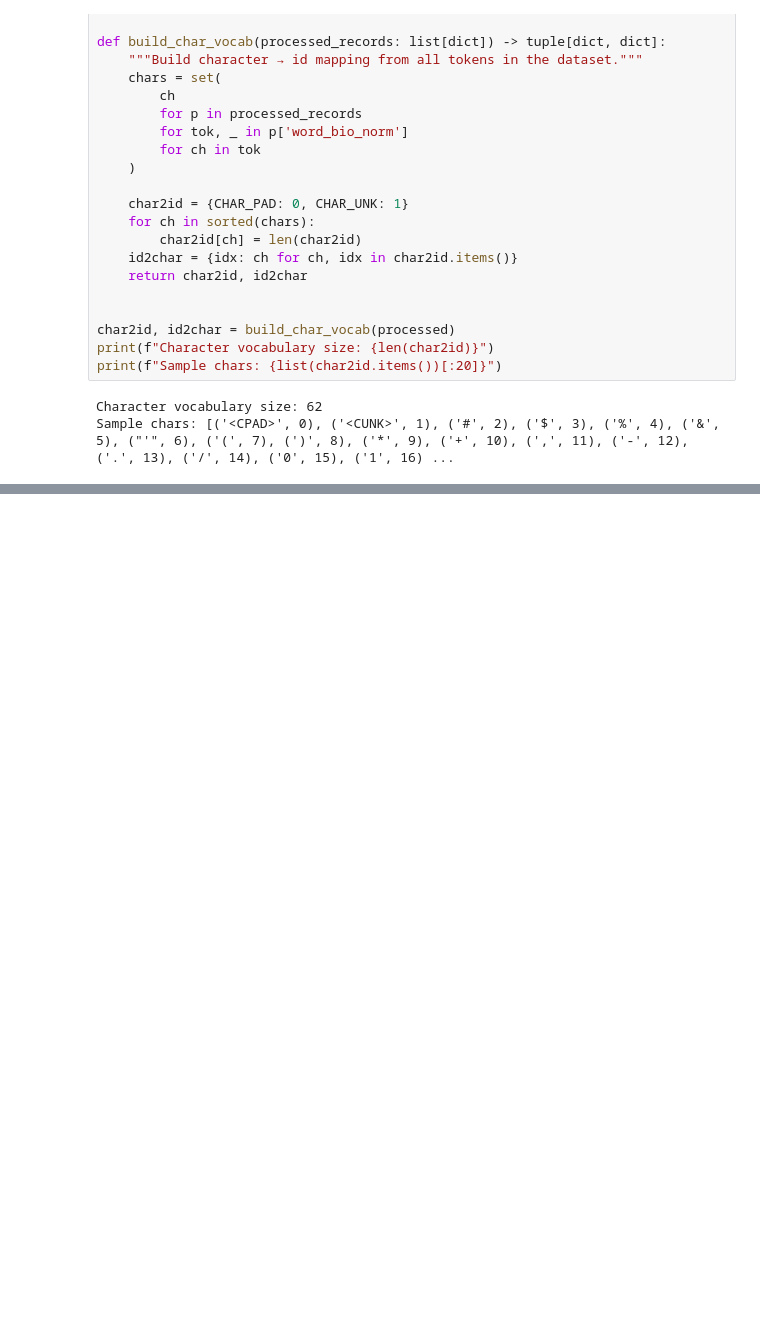
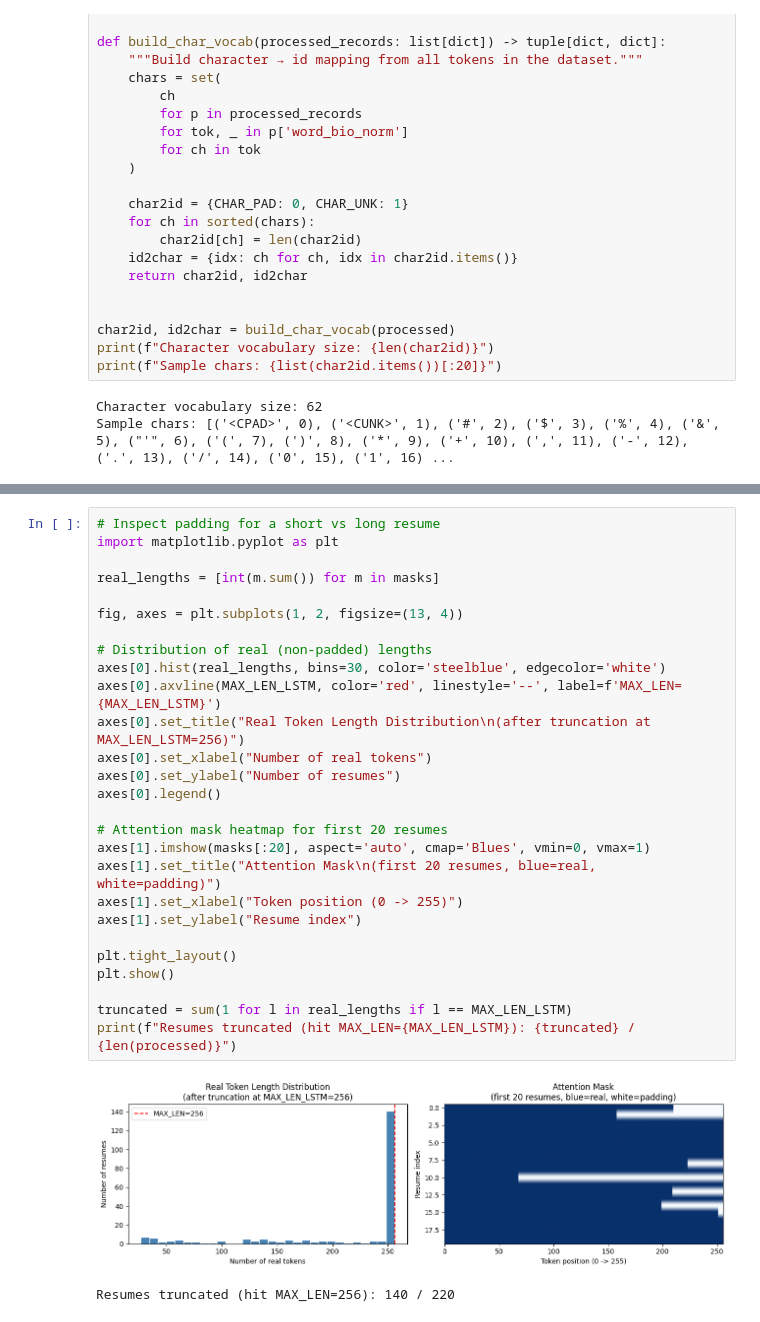
Before and after one commit to michellaprojects/nlp-ner, a Jupyter notebook: notebooks/Preprocessing.ipynb, the cells around one changed output, grey strips where cells are left out. Drawn from its saved outputs; the diff is of its cells as text; blank space fills up the shorter version.

```diff
--- a/notebooks/Preprocessing.ipynb
+++ b/notebooks/Preprocessing.ipynb
@@ -1123,0 +1287,30 @@ print(f'Memory                 : {embedding_matrix.nbytes / 1024:.1f} KB')
+# %%
+# Inspect padding for a short vs long resume
+import matplotlib.pyplot as plt
+
+real_lengths = [int(m.sum()) for m in masks]
+
+fig, axes = plt.subplots(1, 2, figsize=(13, 4))
+
+# Distribution of real (non-padded) lengths
+axes[0].hist(real_lengths, bins=30, color='steelblue', edgecolor='white')
+axes[0].axvline(MAX_LEN_LSTM, color='red', linestyle='--', label=f'MAX_LEN={MAX_LEN_LSTM}')
+axes[0].set_title("Real Token Length Distribution\n(after truncation at MAX_LEN_LSTM=256)")
+axes[0].set_xlabel("Number of real tokens")
+axes[0].set_ylabel("Number of resumes")
+axes[0].legend()
+
+# Attention mask heatmap for first 20 resumes
+axes[1].imshow(masks[:20], aspect='auto', cmap='Blues', vmin=0, vmax=1)
+axes[1].set_title("Attention Mask\n(first 20 resumes, blue=real, white=padding)")
+axes[1].set_xlabel("Token position (0 -> 255)")
+axes[1].set_ylabel("Resume index")
+
+plt.tight_layout()
+plt.show()
+
+truncated = sum(1 for l in real_lengths if l == MAX_LEN_LSTM)
+print(f"Resumes truncated (hit MAX_LEN={MAX_LEN_LSTM}): {truncated} / {len(processed)}")
+# %% [output]
+[figure, added]
+Resumes truncated (hit MAX_LEN=256): 140 / 220
```
Also changed, not shown: parts of 9 cells of this notebook.
